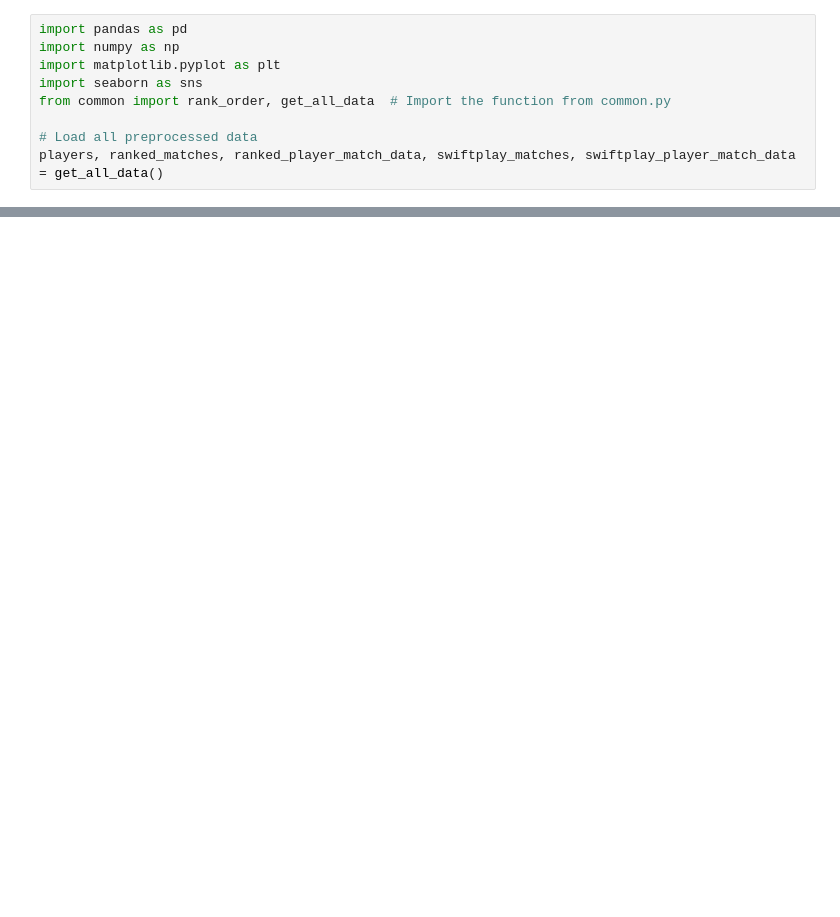
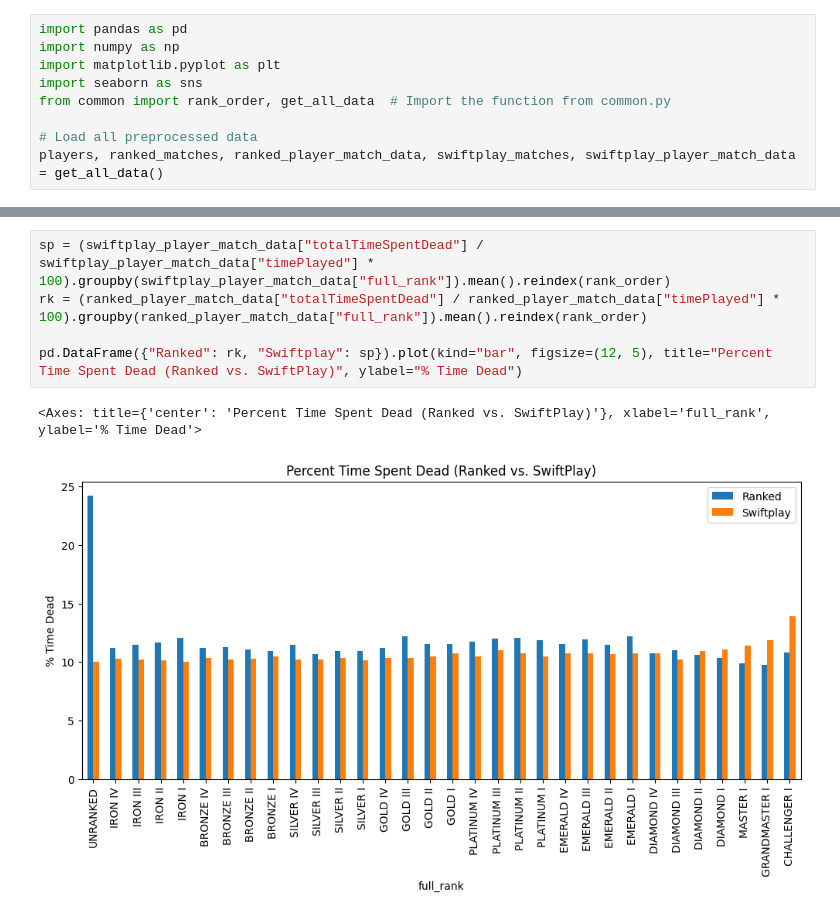
Before and after one commit to mdcUM/swiftplay-analysis, a Jupyter notebook: player_enjoyment_and_retention.ipynb, the cells around one changed output, grey strips where cells are left out. Drawn from its saved outputs; the diff is of its cells as text; blank space fills up the shorter version.

```diff
--- a/player_enjoyment_and_retention.ipynb
+++ b/player_enjoyment_and_retention.ipynb
@@ -48,0 +24,8 @@ swiftplay_player_match_data["full_rank"].value_counts().reindex(rank_order).plot
+# %%
+sp = (swiftplay_player_match_data["totalTimeSpentDead"] / swiftplay_player_match_data["timePlayed"] * 100).groupby(swiftplay_player_match_data["full_rank"]).mean().reindex(rank_order)
+rk = (ranked_player_match_data["totalTimeSpentDead"] / ranked_player_match_data["timePlayed"] * 100).groupby(ranked_player_match_data["full_rank"]).mean().reindex(rank_order)
+
+pd.DataFrame({"Ranked": rk, "Swiftplay": sp}).plot(kind="bar", figsize=(12, 5), title="Percent Time Spent Dead (Ranked vs. SwiftPlay)", ylabel="% Time Dead")
+# %% [output]
+<Axes: title={'center': 'Percent Time Spent Dead (Ranked vs. SwiftPlay)'}, xlabel='full_rank', ylabel='% Time Dead'>
+[figure, added]
```
Also changed, not shown: parts of 8 cells of this notebook.
